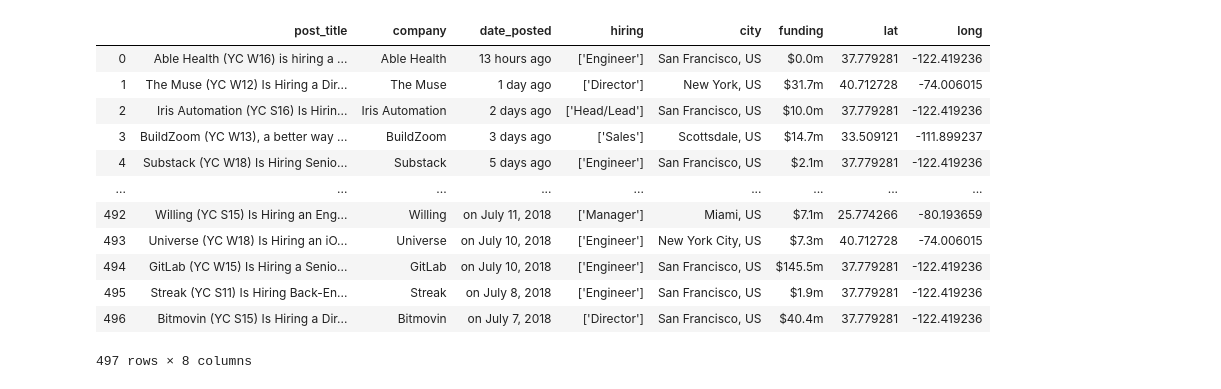
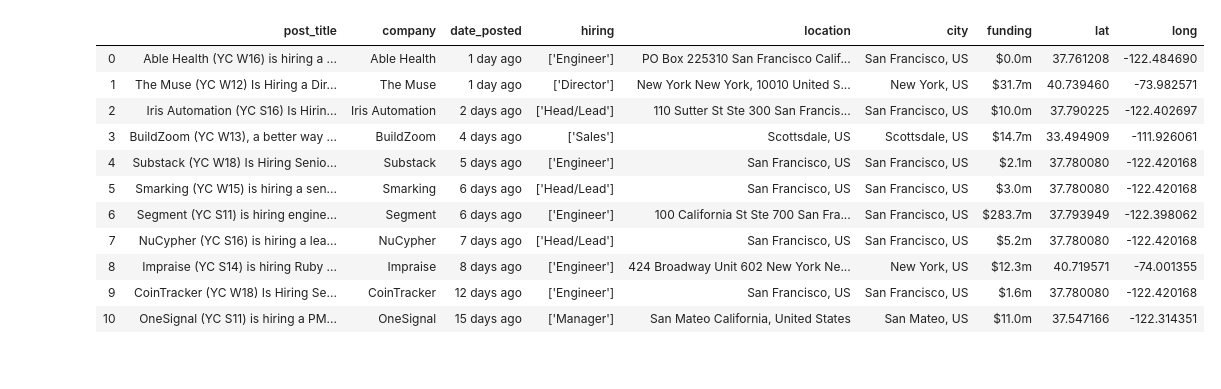
Before and after one commit to arshmalhotra/YC-Job-Aggregator, a Jupyter notebook: analyze.ipynb, the cells around one changed output. Saved outputs shown, nothing was run; the diff lists cells and outputs as text; code cells hidden in the pictures.

```diff
--- a/analyze.ipynb
+++ b/analyze.ipynb
@@ -4,25 +5,24 @@ import pandas as pd
 import random
 import numpy as np
 # %%
-s = pd.read_csv('./50-pages.csv')
-cities = s["city"].tolist()
+s = pd.read_csv('./output.csv')
+# cities = s["location"].tolist()
 fd = pd.DataFrame(s)
 del fd["Unnamed: 0"]
 fd
 # %% [output]
-|  | post_title | company | date_posted | hiring | city | funding | lat | long |
-| 0 | Able Health (YC W16) is hiring a ... | Able Health | 13 hours ago | ['Engineer'] | San Francisco, US | $0.0m | 37.779281 | -122.419236 |
-| 1 | The Muse (YC W12) Is Hiring a Dir... | The Muse | 1 day ago | ['Director'] | New York, US | $31.7m | 40.712728 | -74.006015 |
-| 2 | Iris Automation (YC S16) Is Hirin... | Iris Automation | 2 days ago | ['Head/Lead'] | San Francisco, US | $10.0m | 37.779281 | -122.419236 |
-| 3 | BuildZoom (YC W13), a better way ... | BuildZoom | 3 days ago | ['Sales'] | Scottsdale, US | $14.7m | 33.509121 | -111.899237 |
-| 4 | Substack (YC W18) Is Hiring Senio... | Substack | 5 days ago | ['Engineer'] | San Francisco, US | $2.1m | 37.779281 | -122.419236 |
-| ... | ... | ... | ... | ... | ... | ... | ... | ... |
-| 492 | Willing (YC S15) Is Hiring an Eng... | Willing | on July 11, 2018 | ['Manager'] | Miami, US | $7.1m | 25.774266 | -80.193659 |
-| 493 | Universe (YC W18) Is Hiring an iO... | Universe | on July 10, 2018 | ['Engineer'] | New York City, US | $7.3m | 40.712728 | -74.006015 |
-| 494 | GitLab (YC W15) Is Hiring a Senio... | GitLab | on July 10, 2018 | ['Engineer'] | San Francisco, US | $145.5m | 37.779281 | -122.419236 |
-| 495 | Streak (YC S11) Is Hiring Back-En... | Streak | on July 8, 2018 | ['Engineer'] | San Francisco, US | $1.9m | 37.779281 | -122.419236 |
-| 496 | Bitmovin (YC S15) Is Hiring a Dir... | Bitmovin | on July 7, 2018 | ['Director'] | San Francisco, US | $40.4m | 37.779281 | -122.419236 |
+|  | post_title | company | date_posted | hiring | location | city | funding | lat | long |
+| 0 | Able Health (YC W16) is hiring a ... | Able Health | 1 day ago | ['Engineer'] | PO Box 225310 San Francisco Calif... | San Francisco, US | $0.0m | 37.761208 | -122.484690 |
+| 1 | The Muse (YC W12) Is Hiring a Dir... | The Muse | 1 day ago | ['Director'] | New York New York, 10010 United S... | New York, US | $31.7m | 40.739460 | -73.982571 |
+| 2 | Iris Automation (YC S16) Is Hirin... | Iris Automation | 2 days ago | ['Head/Lead'] | 110 Sutter St Ste 300 San Francis... | San Francisco, US | $10.0m | 37.790225 | -122.402697 |
+| 3 | BuildZoom (YC W13), a better way ... | BuildZoom | 4 days ago | ['Sales'] | Scottsdale, US | Scottsdale, US | $14.7m | 33.494909 | -111.926061 |
+| 4 | Substack (YC W18) Is Hiring Senio... | Substack | 5 days ago | ['Engineer'] | San Francisco, US | San Francisco, US | $2.1m | 37.780080 | -122.420168 |
+| 5 | Smarking (YC W15) is hiring a sen... | Smarking | 6 days ago | ['Head/Lead'] | San Francisco, US | San Francisco, US | $3.0m | 37.780080 | -122.420168 |
+| 6 | Segment (YC S11) is hiring engine... | Segment | 6 days ago | ['Engineer'] | 100 California St Ste 700 San Fra... | San Francisco, US | $283.7m | 37.793949 | -122.398062 |
+| 7 | NuCypher (YC S16) is hiring a lea... | NuCypher | 7 days ago | ['Head/Lead'] | San Francisco, US | San Francisco, US | $5.2m | 37.780080 | -122.420168 |
+| 8 | Impraise (YC S14) is hiring Ruby ... | Impraise | 8 days ago | ['Engineer'] | 424 Broadway Unit 602 New York Ne... | New York, US | $12.3m | 40.719571 | -74.001355 |
+| 9 | CoinTracker (YC W18) Is Hiring Se... | CoinTracker | 12 days ago | ['Engineer'] | San Francisco, US | San Francisco, US | $1.6m | 37.780080 | -122.420168 |
+| 10 | OneSignal (YC S11) is hiring a PM... | OneSignal | 15 days ago | ['Manager'] | San Mateo California, United States | San Mateo, US | $11.0m | 37.547166 | -122.314351 |
-497 rows × 8 columns
 # %%
 # for i in range(len(fd["lat"])):
 #     fd["lat"][i] += random.randint(-1,1)
```
Also changed, not shown: parts of 2 cells of this notebook, 1 other file.
